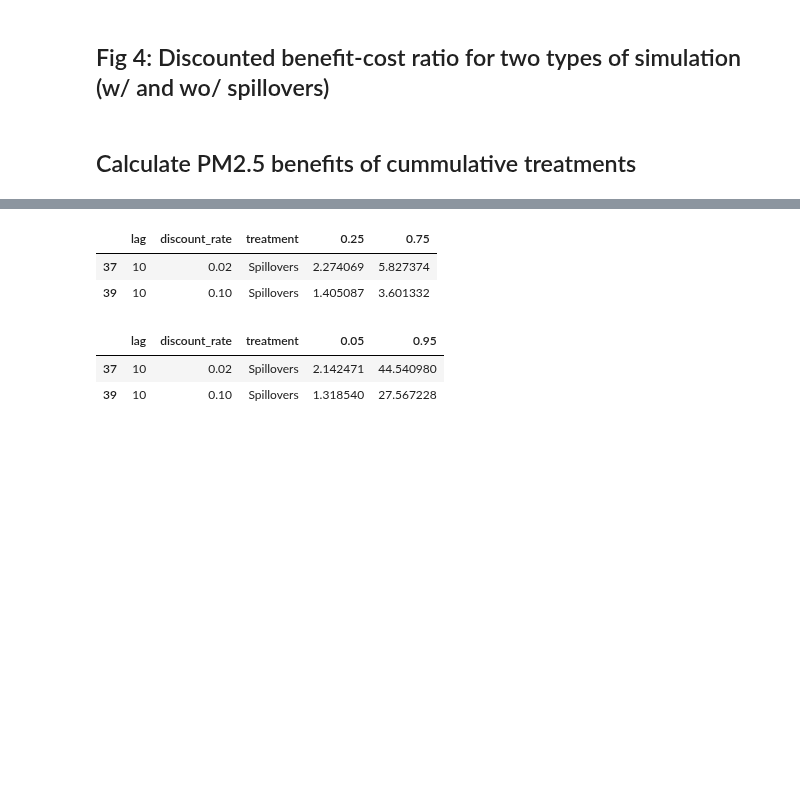
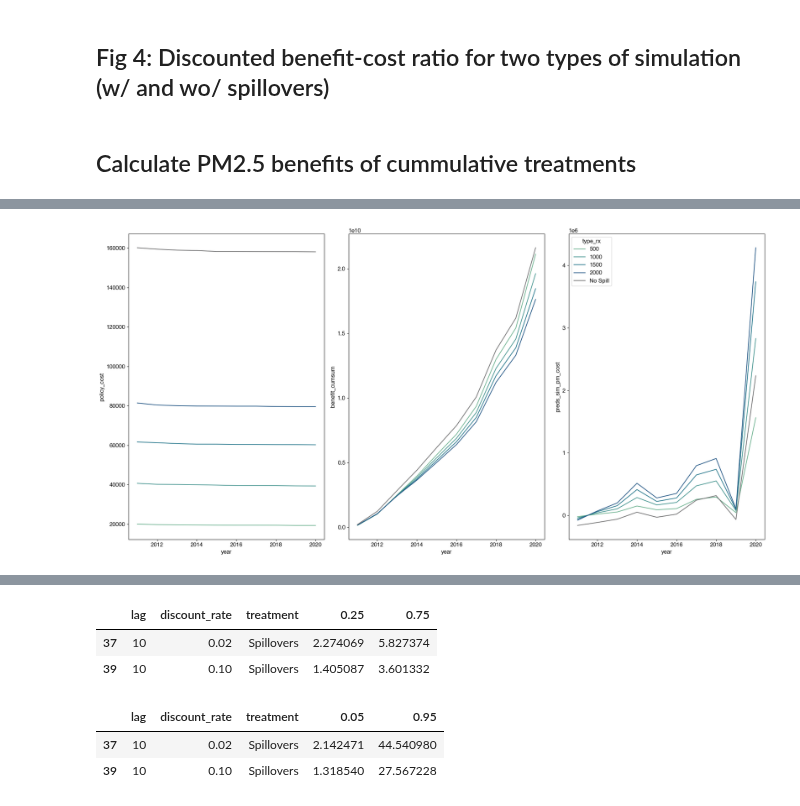
Before and after one commit to echolab-stanford/prescribed_fires, a Jupyter notebook: analysis/simulation_replication.ipynb, the cells around one changed output, grey strips where cells are left out. Drawn from its saved outputs; the diff is of its cells as text; code cells hidden in the pictures; blank space fills up the shorter version.

```diff
--- a/analysis/simulation_replication.ipynb
+++ b/analysis/simulation_replication.ipynb
@@ -714,0 +619,16 @@ nospills_merged_df["type_rx"] = "No Spill"
+# %%
+dnbr_clean = pd.read_parquet("../data/dnbr.parquet")
+sum_all_fires = (
+    dnbr_clean[dnbr_clean.year >= 2010]
+    .groupby(["year"], as_index=False)
+    .agg({"dnbr": ["sum", "mean"]})
+)
+sum_all_fires.columns = ["year", "sum_dnbr", "mean_dnbr"]
+
+preds_pm_all_fires = make_model(
+    smoke_linked,
+    formula="sum_contrib ~ sum_severity + total_pixels + total_days | year",
+).coef()["sum_severity"]
+
+sum_all_fires["smoke_pm"] = preds_pm_all_fires * sum_all_fires.sum_dnbr
+sum_all_fires.to_csv("../data/smoke_pm_all_fires.csv", index=False)
@@ -714,0 +791,65 @@ nospills_merged_df["type_rx"] = "No Spill"
+# %%
+list_benefits_costs = pd.concat([list_benefits_costs, simulation_no_spill])
+
+
+# Make it match with other colors for spillovers size
+palette_dict = {
+    "No Spill": "#6e6e6f",
+    500: sns.color_palette(palette="crest", n_colors=4)[0],
+    1000: sns.color_palette(palette="crest", n_colors=4)[1],
+    1500: sns.color_palette(palette="crest", n_colors=4)[2],
+    2000: sns.color_palette(palette="crest", n_colors=4)[3],
+}
+
+fig, ax = plt.subplots(1, 3, figsize=(20, 10))
+
+# Plot the no spill data
+sns.lineplot(
+    data=list_benefits_costs.groupby(["year", "type_rx"]).agg(
+        {"policy_cost": "median"}
+    ),
+    x="year",
+    y="policy_cost",
+    hue="type_rx",
+    ax=ax[0],
+    legend=False,
+    palette=palette_dict,
+)
+
+sns.lineplot(
+    data=list_benefits_costs.groupby(["year", "type_rx"]).agg(
+        {"benefit_cumsum": "median"}
+    ),
+    x="year",
+    y="benefit_cumsum",
+    hue="type_rx",
+    ax=ax[1],
+    legend=False,
+    palette=palette_dict,
+)
+
+# Log scale for the PM2.5 costs
+# ax[1].set_yscale("log")
+
+sns.lineplot(
+    data=list_benefits_costs.groupby(["year", "type_rx"]).agg(
+        {"preds_sim_pm_cost": "median"}
+    ),
+    x="year",
+    y="preds_sim_pm_cost",
+    hue="type_rx",
+    ax=ax[2],
+    palette=palette_dict,
+)
+
+plt.tight_layout()
+
+# Save a high-resolution PDF
+plt.savefig(
+    "../figs/smoke_linked_benefits_costs.pdf",
+    bbox_inches="tight",
+    dpi=300,
+    transparent=True,
+)
+# %% [output]
+[figure, added]
```
Also changed, not shown: parts of 23 cells of this notebook, 4 other files.
